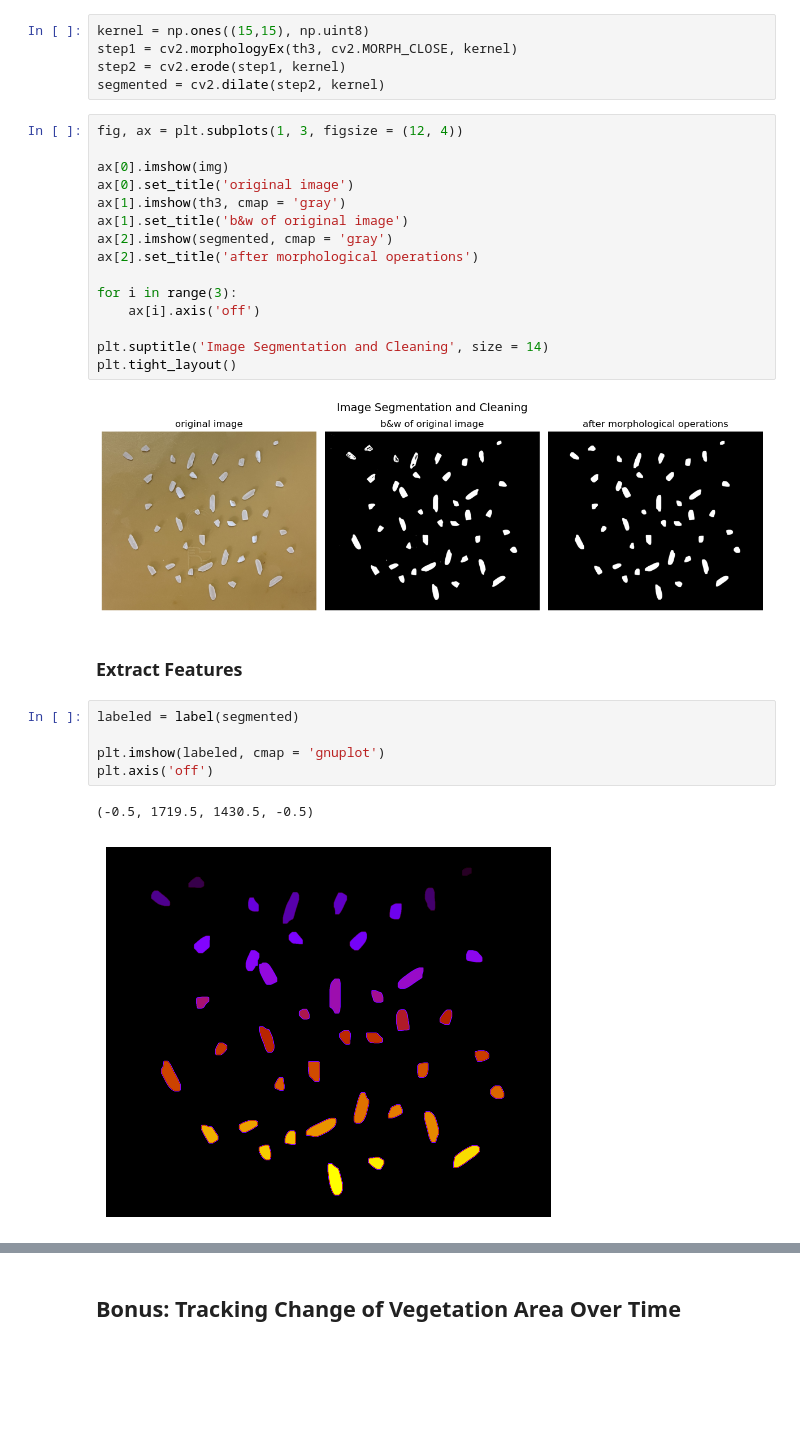
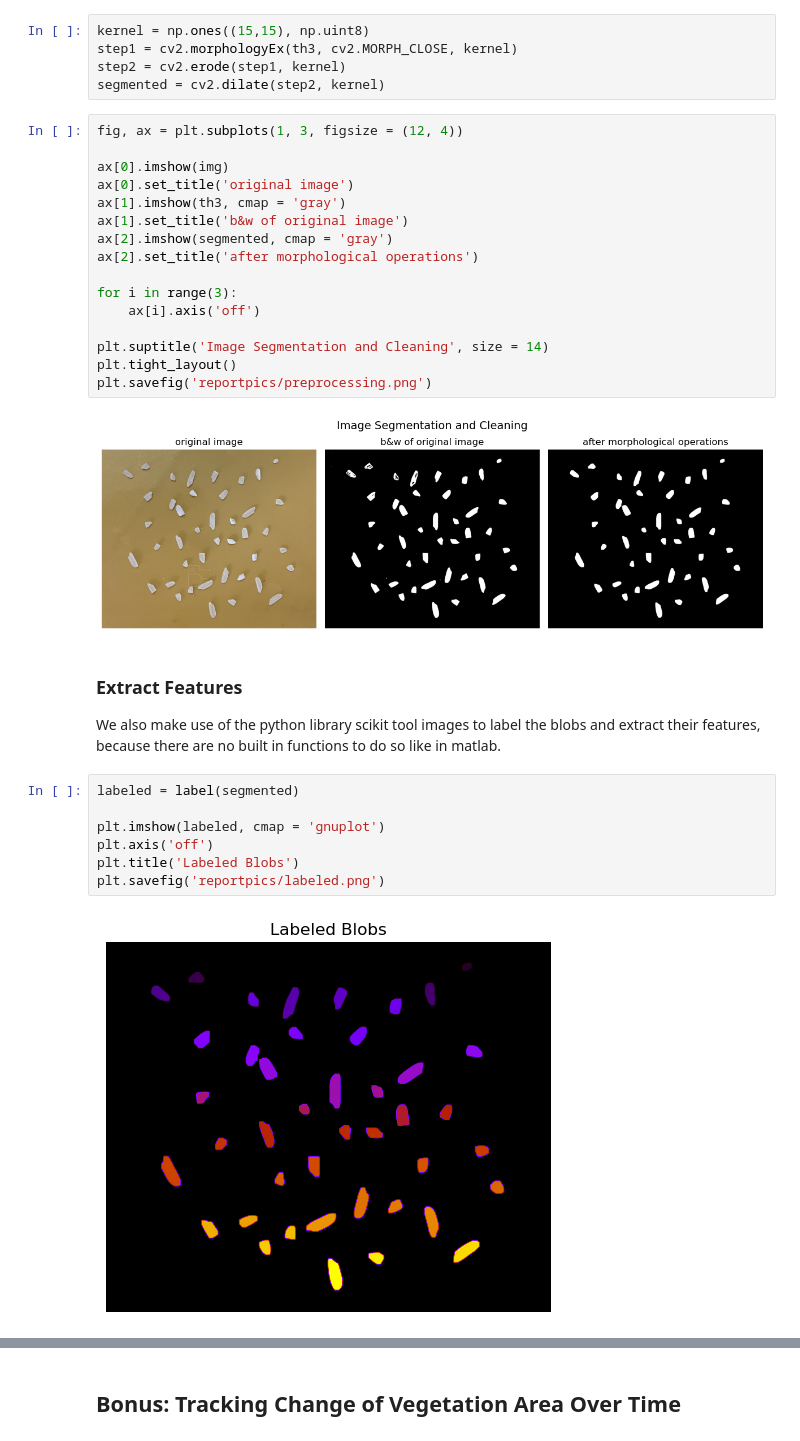
Before and after one commit to franczine/BS_2023_AppliedPhysics157, a Jupyter notebook: Activity 7/Tan_Activity7.ipynb, the cells around one changed output, grey strips where cells are left out. Cells and saved outputs as stored; diff of their text form; blank space fills up the shorter version.

```diff
--- a/Activity 7/Tan_Activity7.ipynb
+++ b/Activity 7/Tan_Activity7.ipynb
@@ -45,18 +49,22 @@ for i in range(3):
 
 plt.suptitle('Image Segmentation and Cleaning', size = 14)
 plt.tight_layout()
+plt.savefig('reportpics/preprocessing.png')
 # %% [output]
 [figure]
-# %% [markdown]
-### Extract Features
+# %% [markdown]
+### Extract Features
+
+We also make use of the python library scikit tool images to label the blobs and extract their features, because there are no built in functions to do so like in matlab.
 # %%
 labeled = label(segmented)
 
 plt.imshow(labeled, cmap = 'gnuplot')
 plt.axis('off')
+plt.title('Labeled Blobs')
+plt.savefig('reportpics/labeled.png')
 # %% [output]
-(-0.5, 1719.5, 1430.5, -0.5)
-[figure, old version]
+[figure, new version]
 # %%
 fig, ax = plt.subplots(figsize = (12, 10))
 ax.imshow(segmented, cmap=plt.cm.gray)
```
Also changed, not shown: parts of 14 cells of this notebook, 15 other files.
